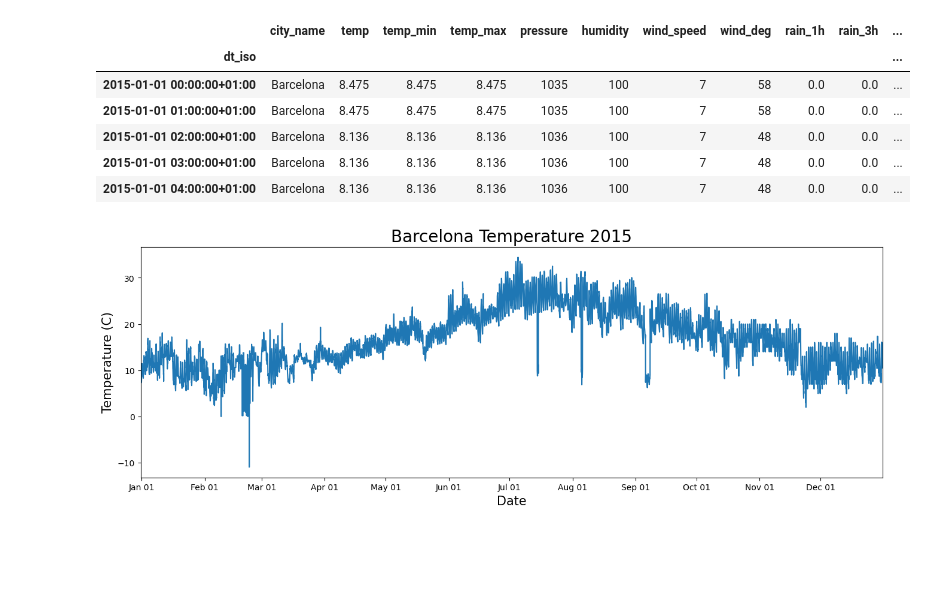
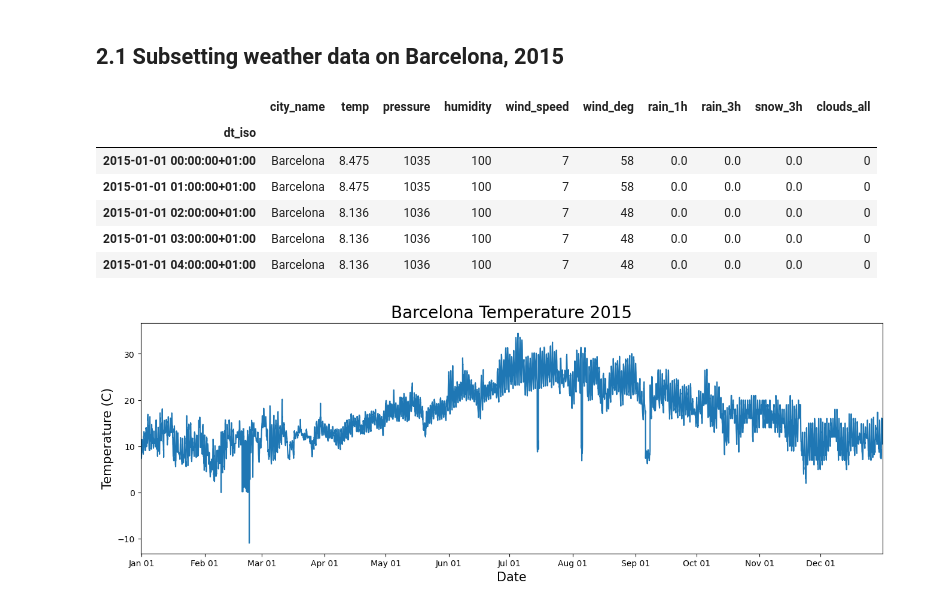
Before and after one commit to klagios/Capstone_02, a Jupyter notebook: Capstone_02_EDA.ipynb, the cells around one changed output. Saved outputs shown, nothing was run; the diff lists cells and outputs as text; code cells hidden in the pictures; blank space fills up the shorter version.

```diff
--- a/Capstone_02_EDA.ipynb
+++ b/Capstone_02_EDA.ipynb
@@ -35,7 +46,9 @@ energy_data.head()
 # %%
-#Returning to issue of converting UTC to local time in Spain
+#Import data, convert to datetime in Madrid and set date as index
 weather_data = pd.read_csv("data/weather_data.csv")
 weather_data['dt_iso'] = pd.to_datetime(weather_data['dt_iso'], utc=True)
+#Convert to Madrid timezone
+weather_data.dt_iso = weather_data.dt_iso.dt.tz_convert('Europe/Madrid')
 weather_data.set_index('dt_iso', inplace=True)
 weather_data.head()
 # %% [output]
@@ -51,3 +61,0 @@ weather_data.head()
-# %%
-weather_data = weather_data.drop(columns=['temp_uneq'])
-weather_data.head()
@@ -81,9 +64,7 @@ array(['Barcelona', 'Bilbao', 'Madrid', 'Seville', 'Valencia'],
 # %%
 #Convert temp columns to Celcius
 weather_data['temp'] = weather_data['temp']-273.15
-weather_data['temp_min'] = weather_data['temp_min']-273.15
-weather_data['temp_max'] = weather_data['temp_max']-273.15
 #Convert temp columns to Farenheit
 #weather_data['temp'] = (weather_data['temp']-273.15) * 9/5
-print(weather_data.head())
+weather_data.head()
 # %% [output]
@@ -107,17 +160,18 @@ dt_iso
+# %% [markdown]
+## 2.1 Subsetting weather data on Barcelona, 2015
 # %%
 #subset data for testing out plotting
 barca = weather_data[weather_data['city_name'] == "Barcelona"]
-wd_mini = barca.loc['2014-12-31': '2015-12-31']
-#wd_mini = barca.loc['2014-12-31': '2015-01-31']
+wd_mini = barca.loc['2015-01-01': '2015-12-31']
 wd_mini.head()
 # %% [output]
-|  | city_name | temp | temp_min | temp_max | pressure | humidity | wind_speed | wind_deg | rain_1h | rain_3h | ... |
-| dt_iso |  |  |  |  |  |  |  |  |  |  | ... |
-| 2015-01-01 00:00:00+01:00 | Barcelona | 8.475 | 8.475 | 8.475 | 1035 | 100 | 7 | 58 | 0.0 | 0.0 | ... |
-| 2015-01-01 01:00:00+01:00 | Barcelona | 8.475 | 8.475 | 8.475 | 1035 | 100 | 7 | 58 | 0.0 | 0.0 | ... |
-| 2015-01-01 02:00:00+01:00 | Barcelona | 8.136 | 8.136 | 8.136 | 1036 | 100 | 7 | 48 | 0.0 | 0.0 | ... |
-| 2015-01-01 03:00:00+01:00 | Barcelona | 8.136 | 8.136 | 8.136 | 1036 | 100 | 7 | 48 | 0.0 | 0.0 | ... |
-| 2015-01-01 04:00:00+01:00 | Barcelona | 8.136 | 8.136 | 8.136 | 1036 | 100 | 7 | 48 | 0.0 | 0.0 | ... |
+|  | city_name | temp | pressure | humidity | wind_speed | wind_deg | rain_1h | rain_3h | snow_3h | clouds_all |
+| dt_iso |  |  |  |  |  |  |  |  |  |  |
+| 2015-01-01 00:00:00+01:00 | Barcelona | 8.475 | 1035 | 100 | 7 | 58 | 0.0 | 0.0 | 0.0 | 0 |
+| 2015-01-01 01:00:00+01:00 | Barcelona | 8.475 | 1035 | 100 | 7 | 58 | 0.0 | 0.0 | 0.0 | 0 |
+| 2015-01-01 02:00:00+01:00 | Barcelona | 8.136 | 1036 | 100 | 7 | 48 | 0.0 | 0.0 | 0.0 | 0 |
+| 2015-01-01 03:00:00+01:00 | Barcelona | 8.136 | 1036 | 100 | 7 | 48 | 0.0 | 0.0 | 0.0 | 0 |
+| 2015-01-01 04:00:00+01:00 | Barcelona | 8.136 | 1036 | 100 | 7 | 48 | 0.0 | 0.0 | 0.0 | 0 |
 # %%
 fig, ax = plt.subplots(figsize=(16, 5))
 plt.plot(wd_mini.index, wd_mini['temp'])
```
Also changed, not shown: parts of 39 cells of this notebook, 2 other files.
